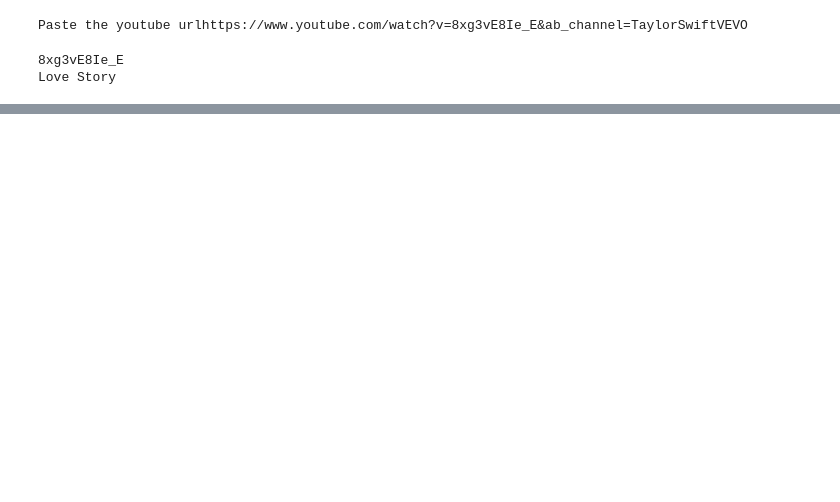
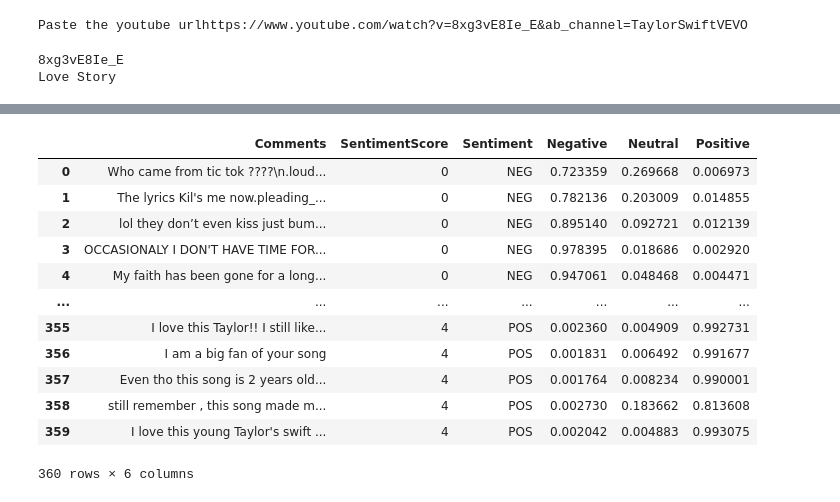
Before and after one commit to abiral-adhikari/CommentSense-5th-Sem, a Jupyter notebook: Abiral.ipynb, the cells around one changed output, grey strips where cells are left out. Saved outputs shown, nothing was run; the diff lists cells and outputs as text; code cells hidden in the pictures; blank space fills up the shorter version.

```diff
--- a/Abiral.ipynb
+++ b/Abiral.ipynb
@@ -416,0 +396,6 @@ Winning the lottery didn't make me as happy as I thought it would. = 0.7964
+# %%
+# Define the number of rows per chunk
+chunk_size = 500
+
+# Split the large DataFrame into smaller DataFrames
+list_of_small_dfs = [df[i:i+chunk_size] for i in range(0, len(df), chunk_size)]
@@ -416,0 +471,23 @@ Winning the lottery didn't make me as happy as I thought it would. = 0.7964
+# %%
+def balance(df,column):
+  count=df[column].value_counts().min()
+  df=df.groupby(column).apply(lambda x:x.sample(count)).reset_index(drop=True)
+  return df
+
+balanced_df=balance(df_predict_pysentimiento,"SentimentScore")
+balanced_df["SentimentScore"].value_counts()
+balanced_df
+# %% [output]
+|  | Comments | SentimentScore | Sentiment | Negative | Neutral | Positive |
+| 0 | Who came from tic tok ????\n.loud... | 0 | NEG | 0.723359 | 0.269668 | 0.006973 |
+| 1 | The lyrics Kil's me now.pleading_... | 0 | NEG | 0.782136 | 0.203009 | 0.014855 |
+| 2 | lol they don’t even kiss just bum... | 0 | NEG | 0.895140 | 0.092721 | 0.012139 |
+| 3 | OCCASIONALY I DON'T HAVE TIME FOR... | 0 | NEG | 0.978395 | 0.018686 | 0.002920 |
+| 4 | My faith has been gone for a long... | 0 | NEG | 0.947061 | 0.048468 | 0.004471 |
+| ... | ... | ... | ... | ... | ... | ... |
+| 355 | I love this Taylor!! I still like... | 4 | POS | 0.002360 | 0.004909 | 0.992731 |
+| 356 | I am a big fan of your song | 4 | POS | 0.001831 | 0.006492 | 0.991677 |
+| 357 | Even tho this song is 2 years old... | 4 | POS | 0.001764 | 0.008234 | 0.990001 |
+| 358 | still remember , this song made m... | 4 | POS | 0.002730 | 0.183662 | 0.813608 |
+| 359 | I love this young Taylor's swift ... | 4 | POS | 0.002042 | 0.004883 | 0.993075 |
+360 rows × 6 columns
```
Also changed, not shown: parts of 18 cells of this notebook.
